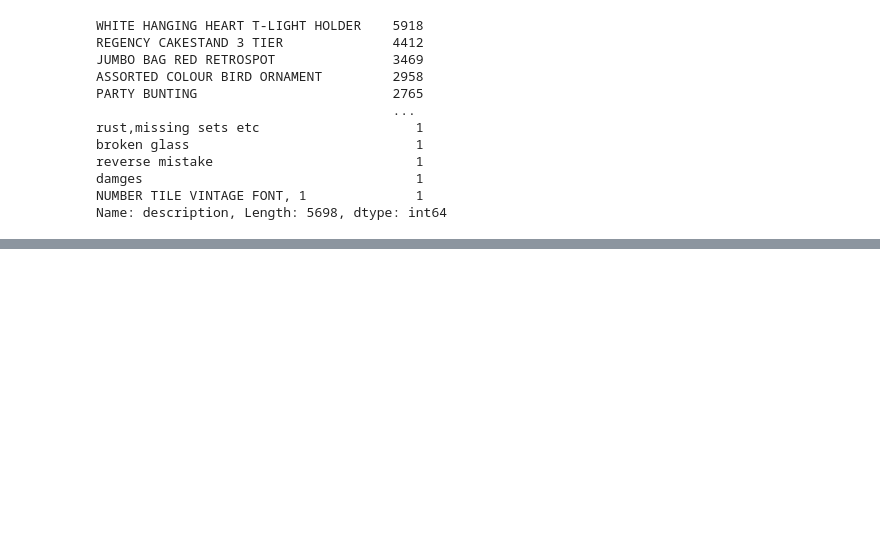
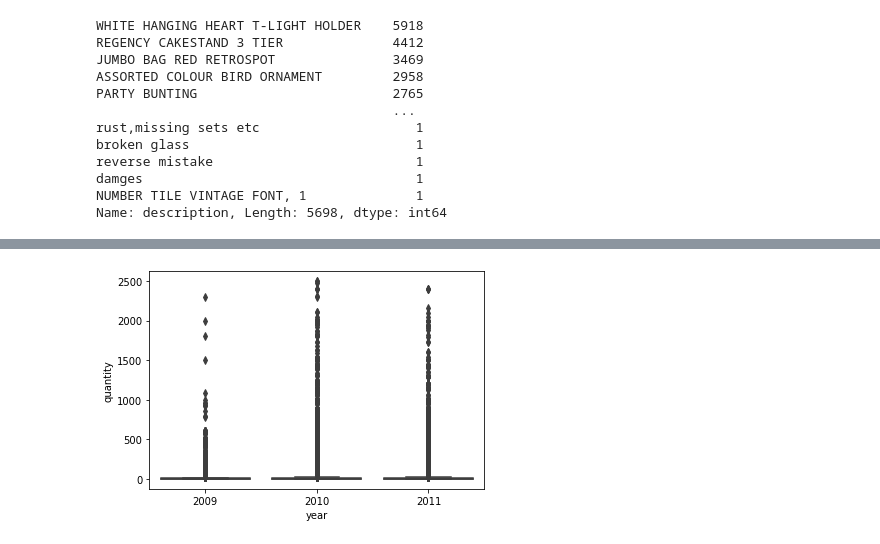
Before and after one commit to AndersonDGueC/project_DS4, a Jupyter notebook: analisis_exploratorio.ipynb, the cells around one changed output, grey strips where cells are left out. Drawn from its saved outputs; the diff is of its cells as text; code cells hidden in the pictures; blank space fills up the shorter version.

```diff
--- a/analisis_exploratorio.ipynb
+++ b/analisis_exploratorio.ipynb
@@ -385,0 +533,4 @@ Name: description, Length: 5698, dtype: int64
+# %%
+sns.boxplot(x="year", y="quantity", data=df_uk_retailer[(df_uk_retailer["quantity"] >= 0) & (df_uk_retailer["quantity"] < 2500)]);
+# %% [output]
+[figure, added]
```
Also changed, not shown: parts of 15 cells of this notebook.
